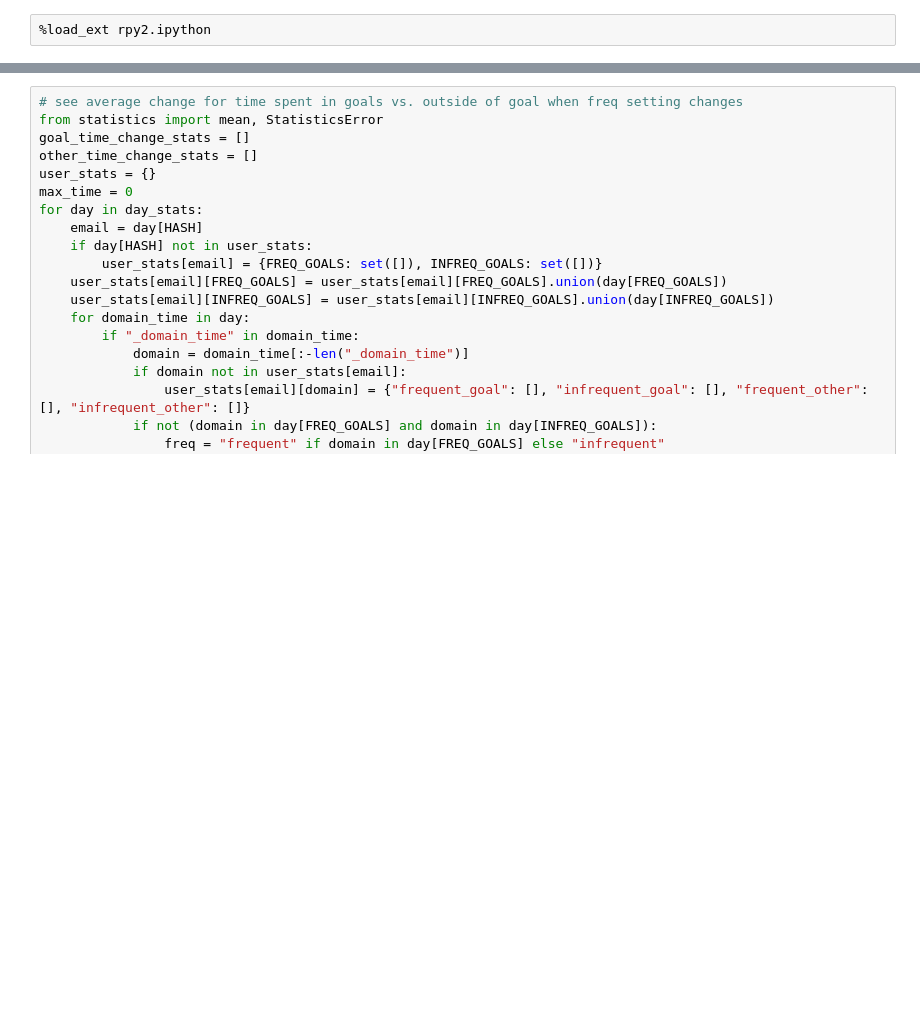
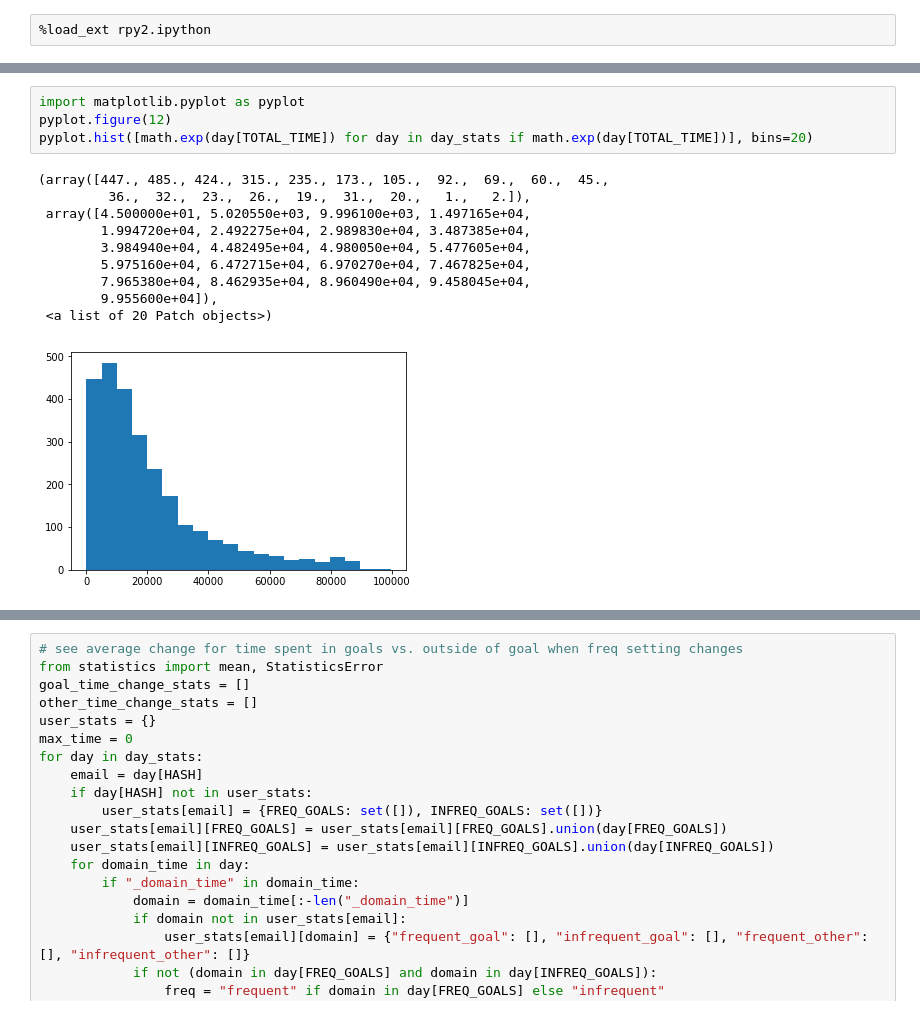
Before and after one commit to gkovacs/habitlab-conservation-analysis, a Jupyter notebook: Effect of Frequency on Total Time Spent.ipynb, the cells around one changed output, grey strips where cells are left out. Saved outputs shown, nothing was run; the diff lists cells and outputs as text; blank space fills up the shorter version.

```diff
--- a/Effect of Frequency on Total Time Spent.ipynb
+++ b/Effect of Frequency on Total Time Spent.ipynb
@@ -133,0 +202,15 @@ df.to_csv('effect_freq_time_spent.csv')
+# %%
+import matplotlib.pyplot as pyplot
+pyplot.figure(12)
+pyplot.hist([math.exp(day[TOTAL_TIME]) for day in day_stats if math.exp(day[TOTAL_TIME])], bins=20)
+# %% [output]
+(array([447., 485., 424., 315., 235., 173., 105.,  92.,  69.,  60.,  45.,
+         36.,  32.,  23.,  26.,  19.,  31.,  20.,   1.,   2.]),
+ array([4.500000e+01, 5.020550e+03, 9.996100e+03, 1.497165e+04,
+        1.994720e+04, 2.492275e+04, 2.989830e+04, 3.487385e+04,
+        3.984940e+04, 4.482495e+04, 4.980050e+04, 5.477605e+04,
+        5.975160e+04, 6.472715e+04, 6.970270e+04, 7.467825e+04,
+        7.965380e+04, 8.462935e+04, 8.960490e+04, 9.458045e+04,
+        9.955600e+04]),
+ <a list of 20 Patch objects>)
+[figure, added]
```
Also changed, not shown: parts of 42 cells of this notebook, 30 other files.
